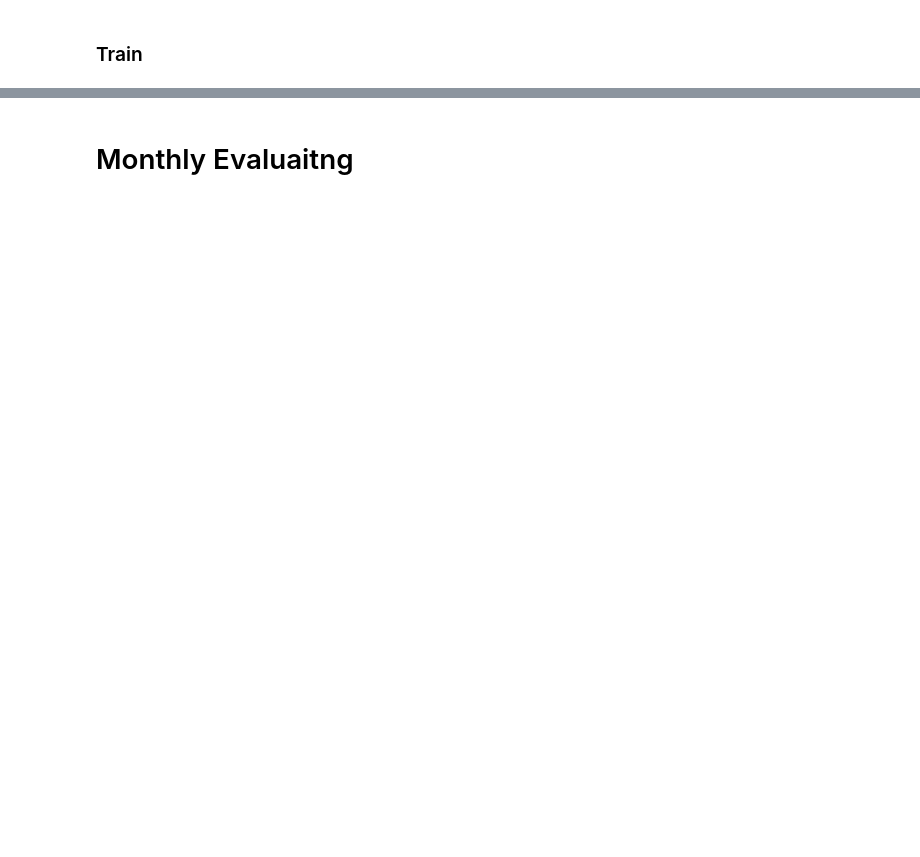
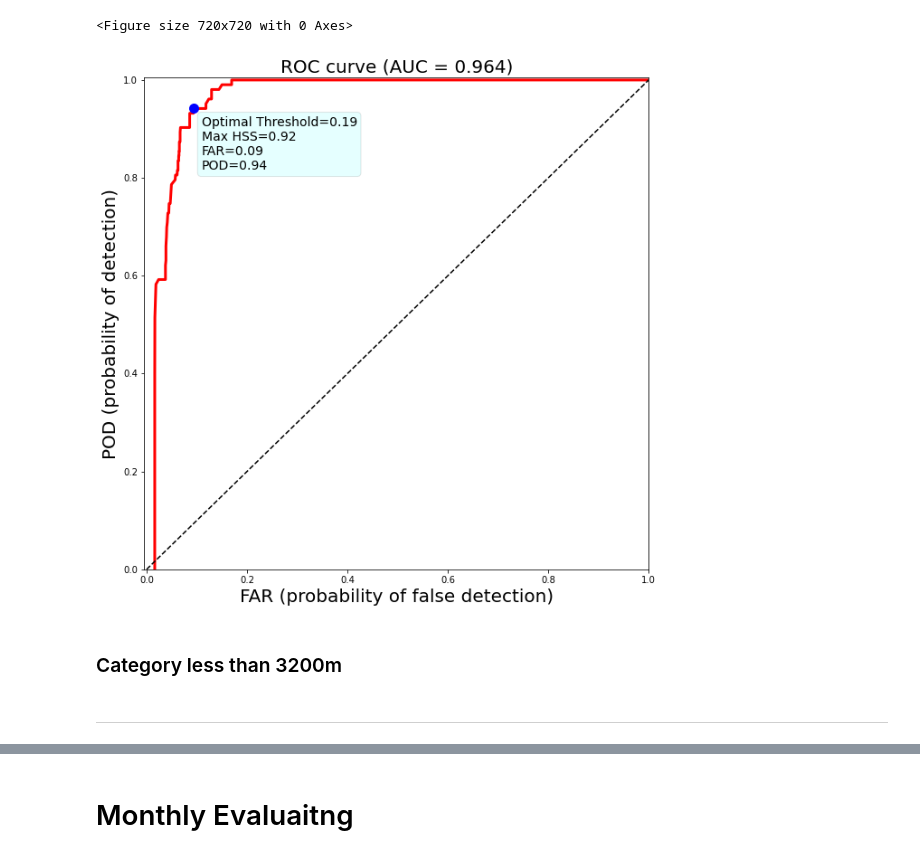
Before and after one commit to conrad-blucher-institute/FogNet, a Jupyter notebook: Evaluation/Evaluation.ipynb, the cells around one changed output, grey strips where cells are left out. Saved outputs shown, nothing was run; the diff lists cells and outputs as text; code cells hidden in the pictures; blank space fills up the shorter version.

```diff
--- a/Evaluation/Evaluation.ipynb
+++ b/Evaluation/Evaluation.ipynb
@@ -17,22 +20,3 @@ from sklearn.metrics import auc
 
 import warnings
 warnings.filterwarnings('ignore')
-# %%
-DEFAULT_LINE_COLOUR = np.array([228, 26, 28], dtype=float) / 255
-DEFAULT_LINE_WIDTH = 3
-DEFAULT_RANDOM_LINE_COLOUR = np.full(3, 152. / 255)
-DEFAULT_RANDOM_LINE_WIDTH = 2
-
-LEVELS_FOR_CONTOURS = np.linspace(0, 1, num=11, dtype=float)
-
-FIGURE_WIDTH_INCHES = 10
-FIGURE_HEIGHT_INCHES = 10
-
-FONT_SIZE = 20
-plt.rc('font', size=FONT_SIZE)
-plt.rc('axes', titlesize=FONT_SIZE)
-plt.rc('axes', labelsize=FONT_SIZE)
-plt.rc('xtick', labelsize=FONT_SIZE)
-plt.rc('ytick', labelsize=FONT_SIZE)
-plt.rc('legend', fontsize=FONT_SIZE)
-plt.rc('figure', titlesize=FONT_SIZE)
@@ -46,0 +83,7 @@ root_dir  = '../trained_model/'
+# %%
+_ = cnn_evaluate.ROC_Curve_Plot(optimal_threshold, accuray_list, results)
+# %% [output]
+<Figure size 720x720 with 0 Axes>
+[figure, added]
+# %% [markdown]
+### Category less than 3200m
@@ -47,2 +106,2 @@ root_dir  = '../trained_model/'
 # %% [markdown]
-### Train
+***
```
Also changed, not shown: parts of 28 cells of this notebook, 33 other files.
